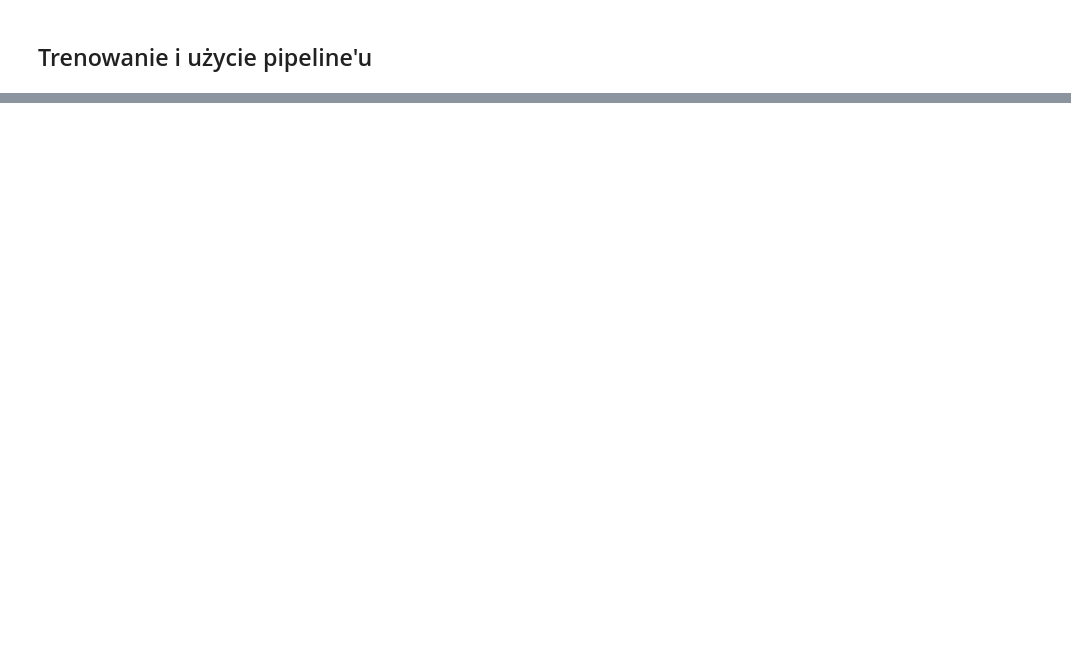
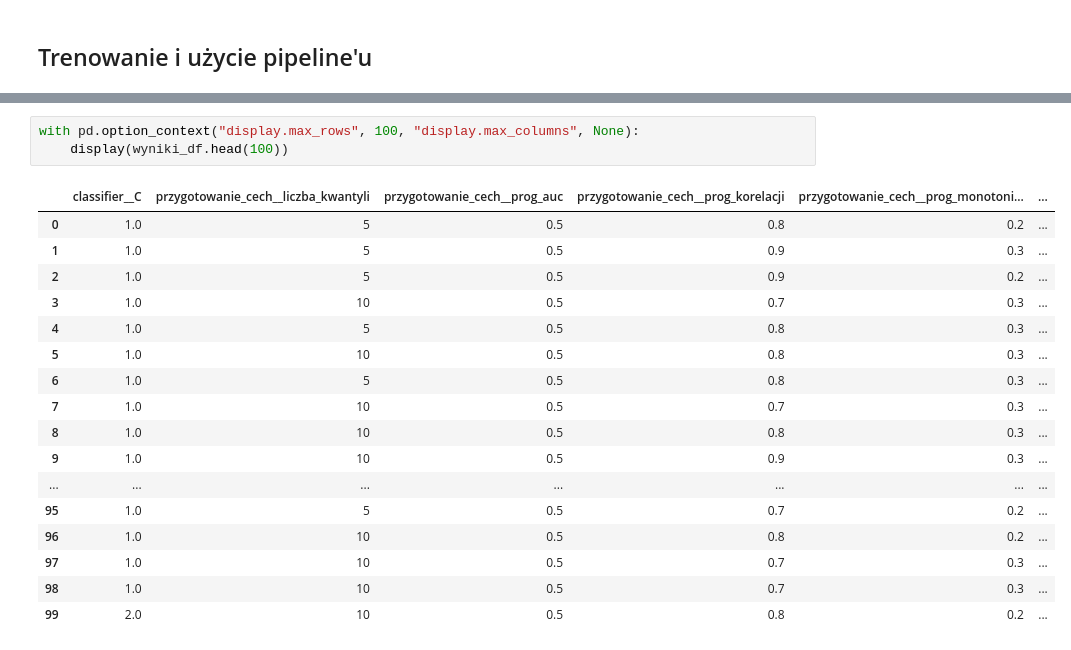
Before and after one commit to NorbertTrojan/Malysz_1, a Jupyter notebook: Uczenie regresji/regresja_logistyczna_pipeline.ipynb, the cells around one changed output, grey strips where cells are left out. Drawn from its saved outputs; the diff is of its cells as text; blank space fills up the shorter version.

```diff
--- a/Uczenie regresji/regresja_logistyczna_pipeline.ipynb
+++ b/Uczenie regresji/regresja_logistyczna_pipeline.ipynb
@@ -283,0 +284,21 @@ Najlepszy ROC AUC: 0.8427
+# %%
+with pd.option_context("display.max_rows", 100, "display.max_columns", None):
+    display(wyniki_df.head(100))
+# %% [output]
+|  | classifier__C | przygotowanie_cech__liczba_kwantyli | przygotowanie_cech__prog_auc | przygotowanie_cech__prog_korelacji | przygotowanie_cech__prog_monotoni... | ... |
+| 0 | 1.0 | 5 | 0.5 | 0.8 | 0.2 | ... |
+| 1 | 1.0 | 5 | 0.5 | 0.9 | 0.3 | ... |
+| 2 | 1.0 | 5 | 0.5 | 0.9 | 0.2 | ... |
+| 3 | 1.0 | 10 | 0.5 | 0.7 | 0.3 | ... |
+| 4 | 1.0 | 5 | 0.5 | 0.8 | 0.3 | ... |
+| 5 | 1.0 | 10 | 0.5 | 0.8 | 0.3 | ... |
+| 6 | 1.0 | 5 | 0.5 | 0.8 | 0.3 | ... |
+| 7 | 1.0 | 10 | 0.5 | 0.7 | 0.3 | ... |
+| 8 | 1.0 | 10 | 0.5 | 0.8 | 0.3 | ... |
+| 9 | 1.0 | 10 | 0.5 | 0.9 | 0.3 | ... |
+| ... | ... | ... | ... | ... | ... | ... |
+| 95 | 1.0 | 5 | 0.5 | 0.7 | 0.2 | ... |
+| 96 | 1.0 | 10 | 0.5 | 0.8 | 0.2 | ... |
+| 97 | 1.0 | 10 | 0.5 | 0.7 | 0.3 | ... |
+| 98 | 1.0 | 10 | 0.5 | 0.7 | 0.3 | ... |
+| 99 | 2.0 | 10 | 0.5 | 0.8 | 0.2 | ... |
```
Also changed, not shown: parts of 9 cells of this notebook, 6 other files.
